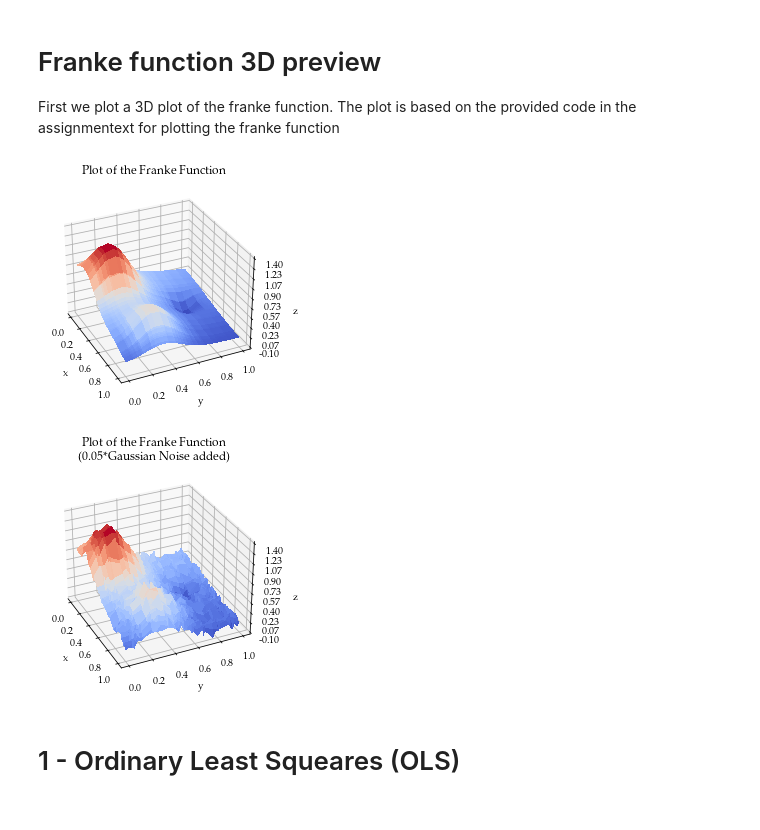
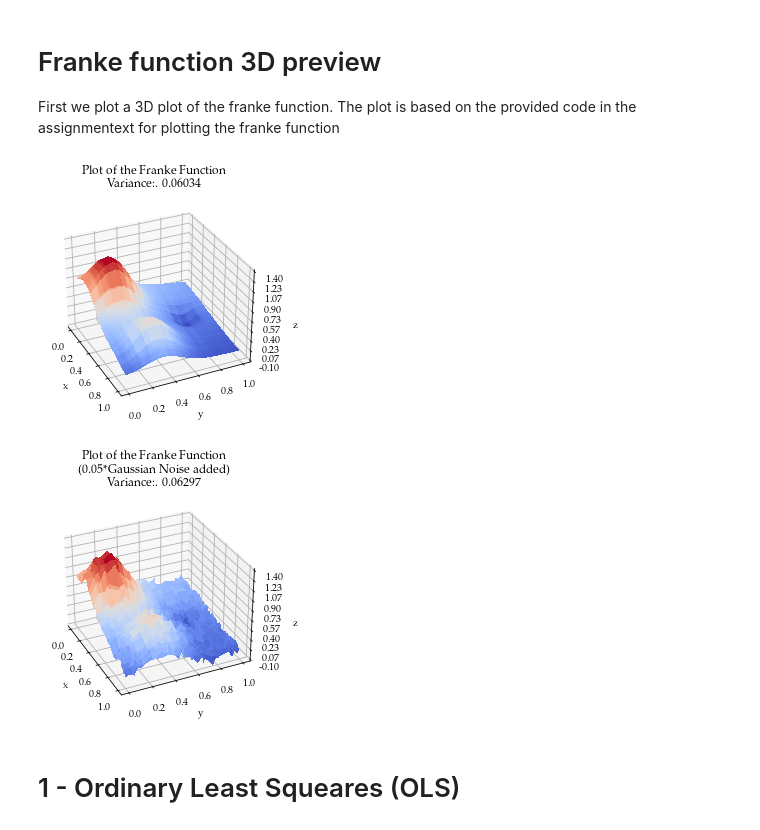
Before and after one commit to AndreasBordvik/FYS-STK4155-Prj1_report, a Jupyter notebook: code/Exercise1.ipynb, the cells around one changed output. Drawn from its saved outputs; the diff is of its cells as text; code cells hidden in the pictures.

```diff
--- a/code/Exercise1.ipynb
+++ b/code/Exercise1.ipynb
@@ -33,37 +33,39 @@ n = 40
 y = x = np.sort(np.random.uniform(0,1,n))
 x, y = np.meshgrid(x,y)
 z = FrankeFunction(x, y)
 z_noisy = z + noise_factor(n, factor=0.05)
 
 fig = plt.figure()
 # Ploting frankefunction without noise
 ax1 = fig.add_subplot(111, projection='3d') # Are :)steike
-ax1.title.set_text("Plot of the Franke Function")
+ax1.title.set_text(f"Plot of the Franke Function\n\
+    Variance:. {np.round(np.var(z.flatten()), decimals=5)}")
 ax1.view_init(elev=30., azim=-25.0)
 ax1.set_xlabel("x"); ax1.set_ylabel("y"); ax1.set_zlabel("z")
 surf1 = ax1.plot_surface(x,y,z, cmap=cm.coolwarm, linewidth = 0, antialiased=False)
 # Customize the z axis.
 ax1.set_zlim(-0.10, 1.40)
 ax1.zaxis.set_major_locator(LinearLocator(10))
 ax1.zaxis.set_major_formatter(FormatStrFormatter('%.02f'))
 plt.savefig(f"{REPORT_FIGURES}{EX1}franke_function_nonoise_preview.pdf")
 
 # Ploting frankefunction with noise
 fig = plt.figure()
 ax2 = fig.add_subplot(111, projection='3d')
-ax2.title.set_text("Plot of the Franke Function\n(0.05*Gaussian Noise added)")
+ax2.title.set_text(f"Plot of the Franke Function\n(0.05*Gaussian Noise added)\n\
+    Variance:. {np.round(np.var(z_noisy.flatten()), decimals=5)}")
 ax2.view_init(elev=30., azim=-25.0)
 ax2.set_xlabel("x"); ax2.set_ylabel("y"); ax2.set_zlabel("z")
 surf2 = ax2.plot_surface(x,y,z_noisy, cmap=cm.coolwarm, linewidth = 0, antialiased=False)
 # Customize the z axis.
 ax2.set_zlim(-0.10, 1.40)
 ax2.zaxis.set_major_locator(LinearLocator(10))
 ax2.zaxis.set_major_formatter(FormatStrFormatter('%.02f'))
 plt.savefig(f"{REPORT_FIGURES}{EX1}franke_function_noise_preview.pdf")
 plt.show()
 # %% [output]
-[figure, old version]
+[figure, new version]
-[figure, old version]
+[figure, new version]
 # %% [markdown]
 # 1 - Ordinary Least Squeares (OLS)
 # %% [markdown]
```
Also changed, not shown: 22 other files.
